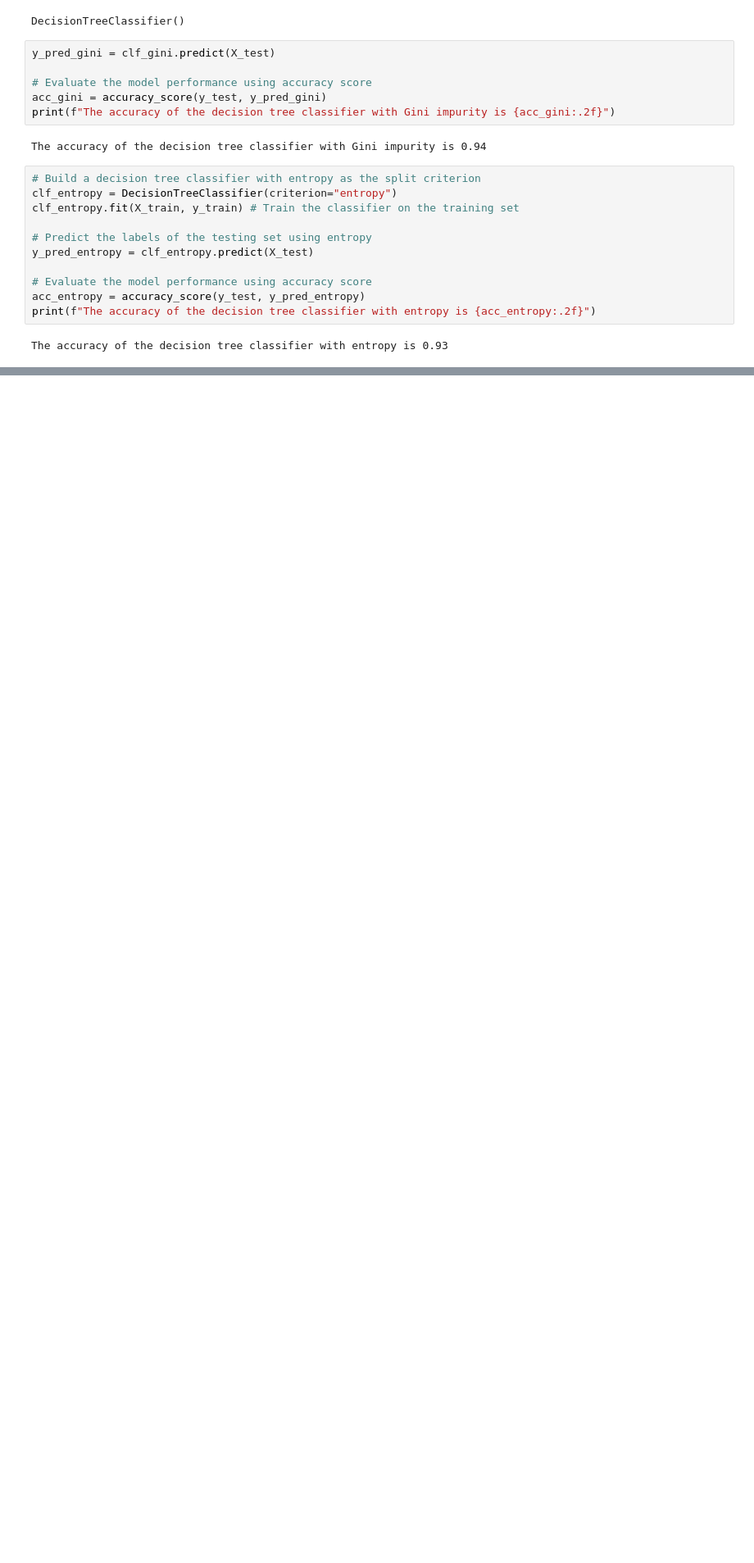
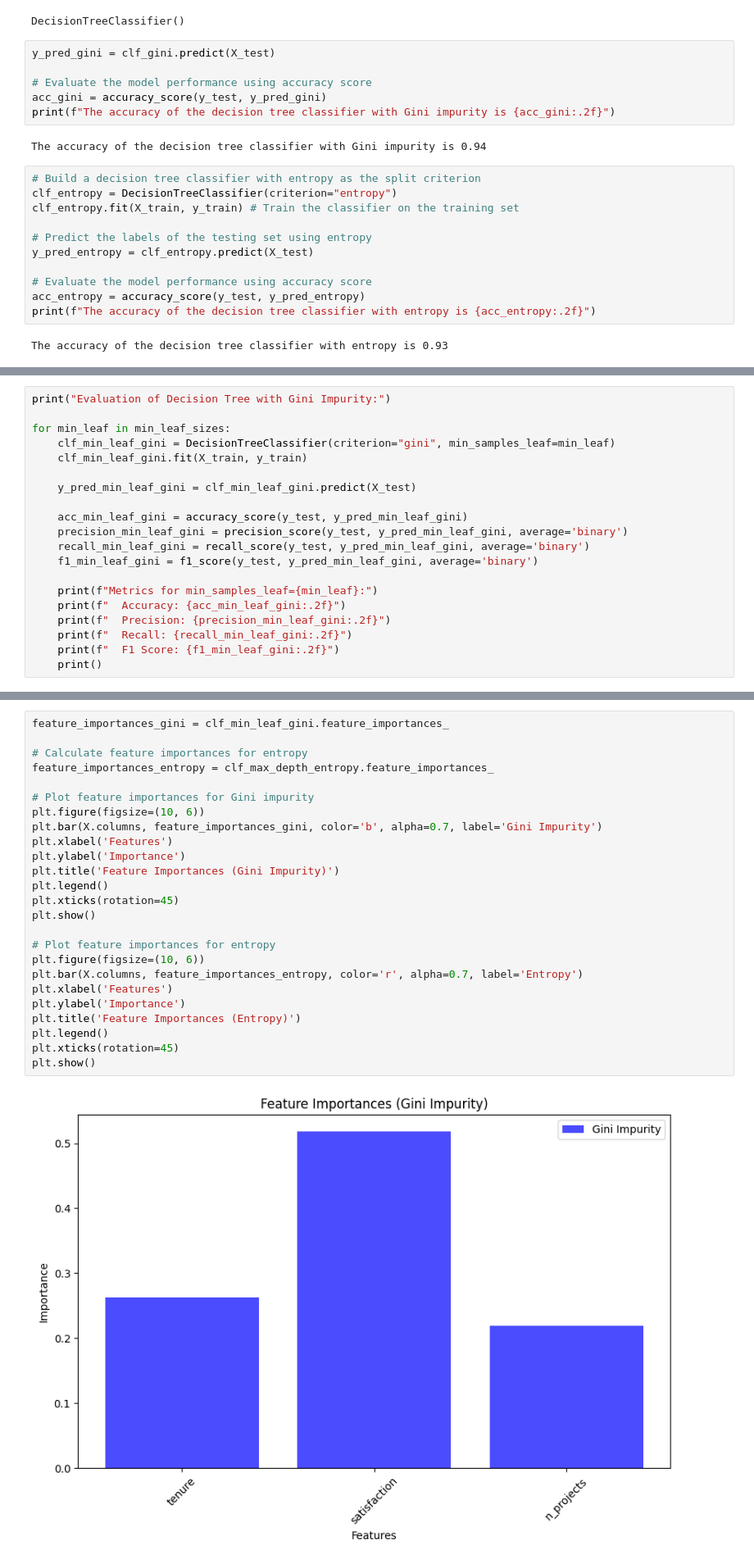
Before and after one commit to sanjayi2000/MachineLearning, a Jupyter notebook: 2348552_Lab7.ipynb, the cells around one changed output, grey strips where cells are left out. Shown: that part at 82% size. Saved outputs shown, nothing was run; the diff lists cells and outputs as text; blank space fills up the shorter version.

```diff
--- a/2348552_Lab7.ipynb
+++ b/2348552_Lab7.ipynb
@@ -189,0 +257,20 @@ NameError: ignored
+# %%
+print("Evaluation of Decision Tree with Gini Impurity:")
+
+for min_leaf in min_leaf_sizes:
+    clf_min_leaf_gini = DecisionTreeClassifier(criterion="gini", min_samples_leaf=min_leaf)
+    clf_min_leaf_gini.fit(X_train, y_train)
+
+    y_pred_min_leaf_gini = clf_min_leaf_gini.predict(X_test)
+
+    acc_min_leaf_gini = accuracy_score(y_test, y_pred_min_leaf_gini)
+    precision_min_leaf_gini = precision_score(y_test, y_pred_min_leaf_gini, average='binary')
+    recall_min_leaf_gini = recall_score(y_test, y_pred_min_leaf_gini, average='binary')
+    f1_min_leaf_gini = f1_score(y_test, y_pred_min_leaf_gini, average='binary')
+
+    print(f"Metrics for min_samples_leaf={min_leaf}:")
+    print(f"  Accuracy: {acc_min_leaf_gini:.2f}")
+    print(f"  Precision: {precision_min_leaf_gini:.2f}")
+    print(f"  Recall: {recall_min_leaf_gini:.2f}")
+    print(f"  F1 Score: {f1_min_leaf_gini:.2f}")
+    print()
@@ -189,0 +361,27 @@ NameError: ignored
+# %%
+feature_importances_gini = clf_min_leaf_gini.feature_importances_
+
+# Calculate feature importances for entropy
+feature_importances_entropy = clf_max_depth_entropy.feature_importances_
+
+# Plot feature importances for Gini impurity
+plt.figure(figsize=(10, 6))
+plt.bar(X.columns, feature_importances_gini, color='b', alpha=0.7, label='Gini Impurity')
+plt.xlabel('Features')
+plt.ylabel('Importance')
+plt.title('Feature Importances (Gini Impurity)')
+plt.legend()
+plt.xticks(rotation=45)
+plt.show()
+
+# Plot feature importances for entropy
+plt.figure(figsize=(10, 6))
+plt.bar(X.columns, feature_importances_entropy, color='r', alpha=0.7, label='Entropy')
+plt.xlabel('Features')
+plt.ylabel('Importance')
+plt.title('Feature Importances (Entropy)')
+plt.legend()
+plt.xticks(rotation=45)
+plt.show()
+# %% [output]
+[figure, added]
```
Also changed, not shown: parts of 13 cells of this notebook.
